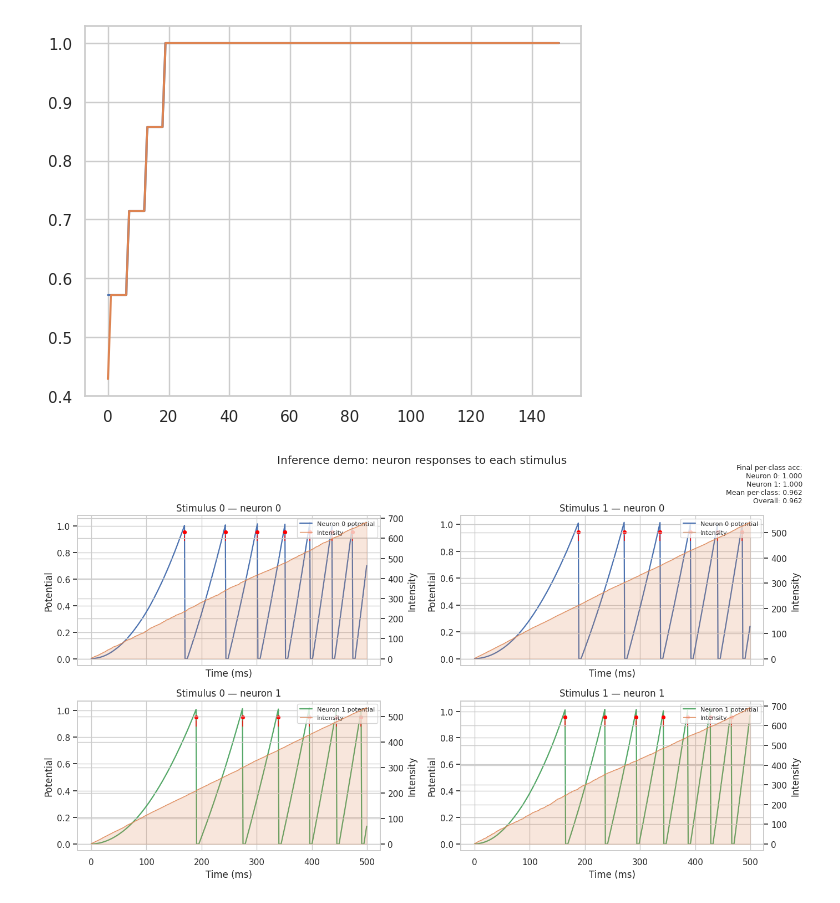
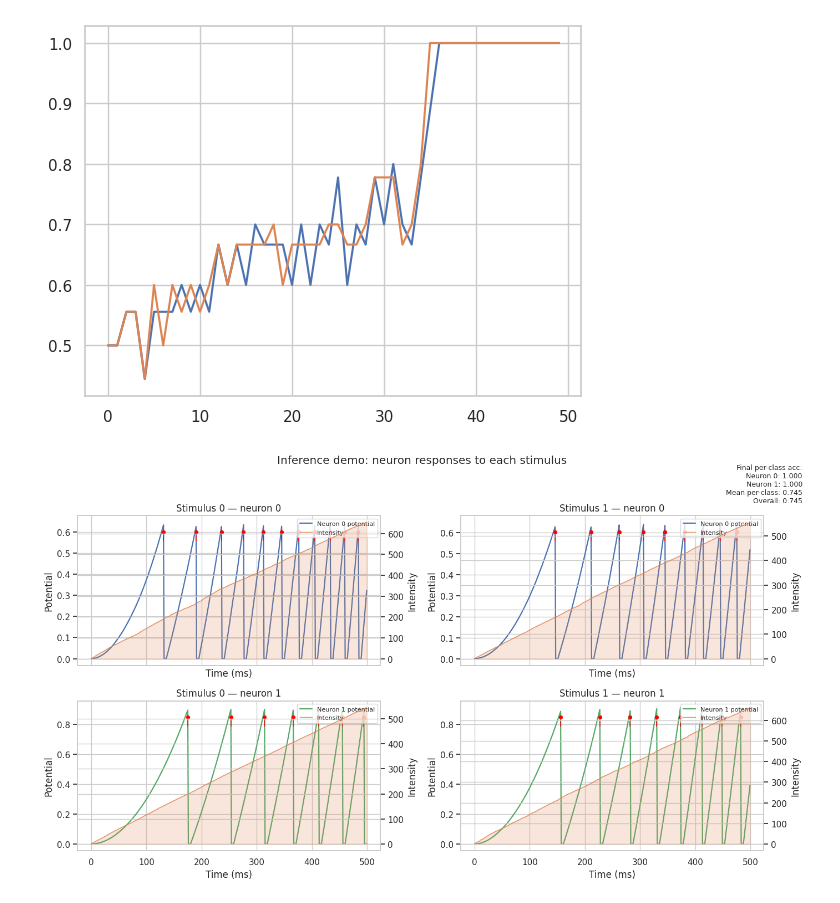
Before and after one commit to carlos-lorenzo/biosims, a Jupyter notebook: binary_lif_classifier.ipynb, the cells around one changed output. Cells and saved outputs as stored; diff of their text form; code cells hidden in the pictures.

```diff
--- a/binary_lif_classifier.ipynb
+++ b/binary_lif_classifier.ipynb
@@ -103,8 +103,8 @@ def derivative_potential(t, membrane_potential, input_signal):
     return (RESISTANCE * input_signal - (membrane_potential - REST_POTENTIAL)) * INVERSE_TAU
 
 
-def spiked(v: float) -> bool:
-    return v >= SPIKE_THRESHOLD
+def spiked(v: float, threshold: float) -> bool:
+    return v >= threshold
 
 
 def spike_response(v: float, v_rest: float) -> float:
@@ -116,6 +116,7 @@ def delta_weights(delta_times: np.ndarray) -> np.ndarray:
 # %%
 # Max weight sum
 MAX_WEIGHT_SUM = 5
+WEIGHT_DECAY = 1 - 1e-3
 
 # Firing patterns
 rest_pattern = np.array([10, 10, 10, 10, 10, 100, 100, 100, 100, 100])
@@ -133,7 +134,12 @@ hand_weights = np.ones_like(hand_pattern) * 0.5
 output_weights = np.array([rest_weights, hand_weights])
 
 
-EPOCHS = 150
+# Variable threshold voltages
+thresholds = [SPIKE_THRESHOLD, SPIKE_THRESHOLD]
+THRESHOLD_TAU = 0.1  # s
+THRESHOLD_DELTA = 5e-2
+
+EPOCHS = 50
 N_CLASSES = output_weights.shape[0]
 
 accuracies = np.zeros((N_CLASSES, EPOCHS))
@@ -153,6 +159,7 @@ for epoch in range(EPOCHS):
 
         output_neuron_potentials = [REST_POTENTIAL, REST_POTENTIAL]
         competitive_potentials = [0, 0]
+        # output_weights *= WEIGHT_DECAY
 
         for i, t in enumerate(times):
 
@@ -183,44 +190,47 @@ for epoch in range(EPOCHS):
                 output_neuron_potentials[neuron] = ret
                 competitive_potentials[neuron] = 0
 
-                if spiked(output_neuron_potentials[neuron]):
+                if spiked(output_neuron_potentials[neuron], thresholds[neuron]):
 
                     spikes[neuron][i] = 1
                     postsynaptic_spike_times[neuron] = t
                     output_neuron_potentials[neuron] = spike_response(
                         output_neuron_potentials[neuron], REST_POTENTIAL)
 
-                    competitive_potentials[not neuron] = SPIKE_THRESHOLD
+                    competitive_potentials[not neuron] = thresholds[not neuron]
+                    thresholds[neuron] += THRESHOLD_DELTA
 
                     spike_cooldowns[neuron] = REFRACTORY_PERIOD
 
                     if stimuls == neuron:
                         # vector
                         delta_t = postsynaptic_spike_times[neuron] - \
                             presynaptic_spike_times
                         output_weights[neuron] += delta_weights(
                             delta_t
                         )
                         weight_sum = output_weights[neuron].sum()
                         if weight_sum > MAX_WEIGHT_SUM:
                             output_weights[neuron] *= MAX_WEIGHT_SUM / \
                                 weight_sum
                 else:
                     spikes[neuron][i] = 0
+                    thresholds[neuron] -= delta_time / \
+                        THRESHOLD_TAU * THRESHOLD_DELTA
 
             # compute metrics
             total_spikes = spikes.sum()
             if total_spikes:
                 accuracies[stimuls][epoch] = spikes[stimuls].sum() / \
                     total_spikes
             else:
                 accuracies[stimuls][epoch] = 0
 
 plt.plot(accuracies[0])
 plt.plot(accuracies[1])
 plt.show()
 # %% [output]
-[figure, old version]
+[figure, new version]
 # %%
 # Inference demo: run both stimuli and plot responses side-by-side
 import numpy as _np
@@ -261,7 +271,7 @@ def run_simulation_for_stimulus(stim_index, weights):
             potentials[neuron, i] = ret
             intensities[neuron, i] = output_neuron_input[neuron]
 
-            if spiked(ret):
+            if spiked(ret, thresholds[neuron]):
                 spikes[neuron, i] = 1
                 output_neuron_potentials[neuron] = spike_response(
                     ret, REST_POTENTIAL)
@@ -337,4 +347,4 @@ _plt.suptitle("Inference demo: neuron responses to each stimulus")
 _plt.tight_layout(rect=[0, 0, 1, 0.94])
 _plt.show()
 # %% [output]
-[figure, old version]
+[figure, new version]
```
